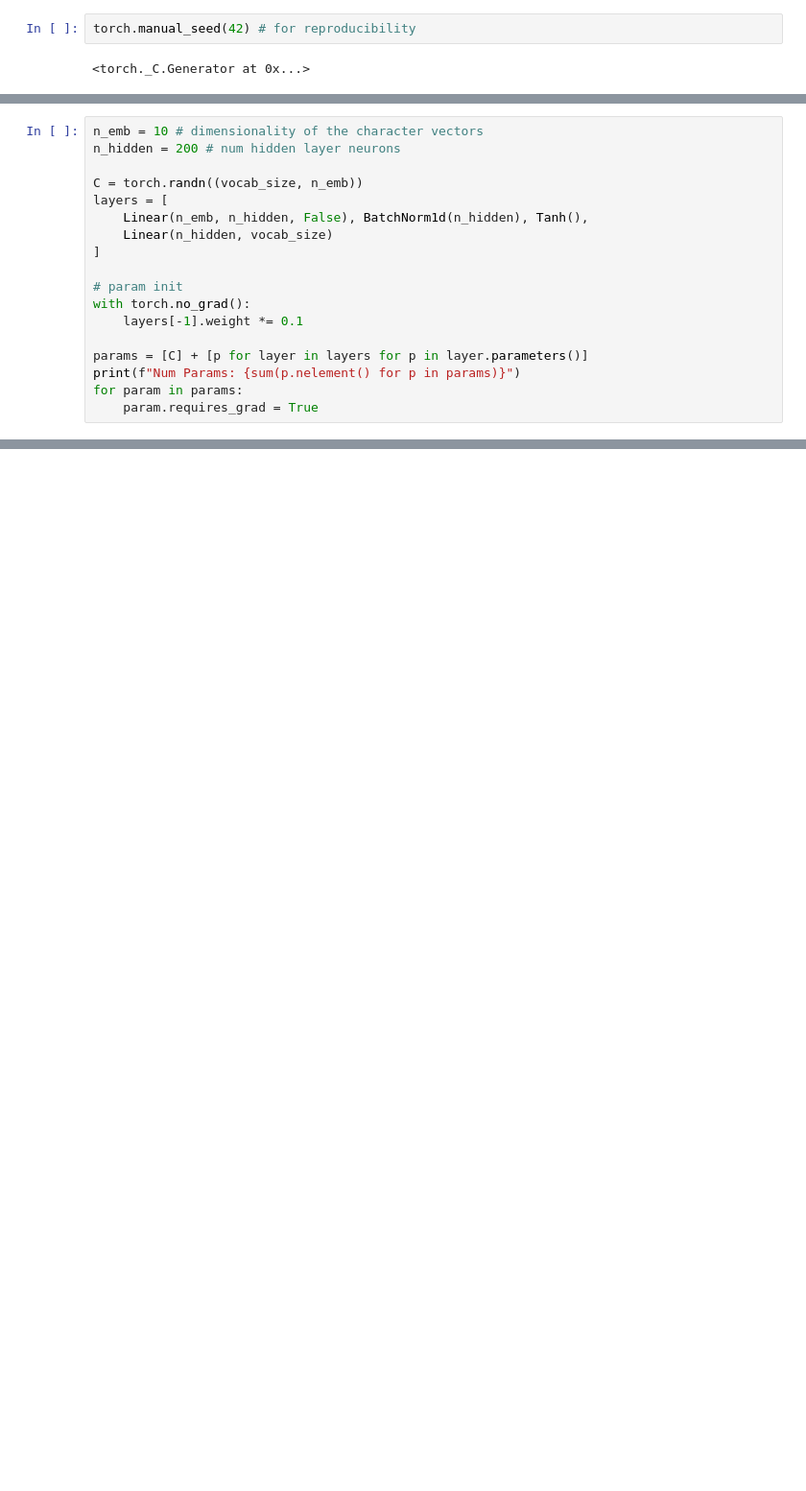
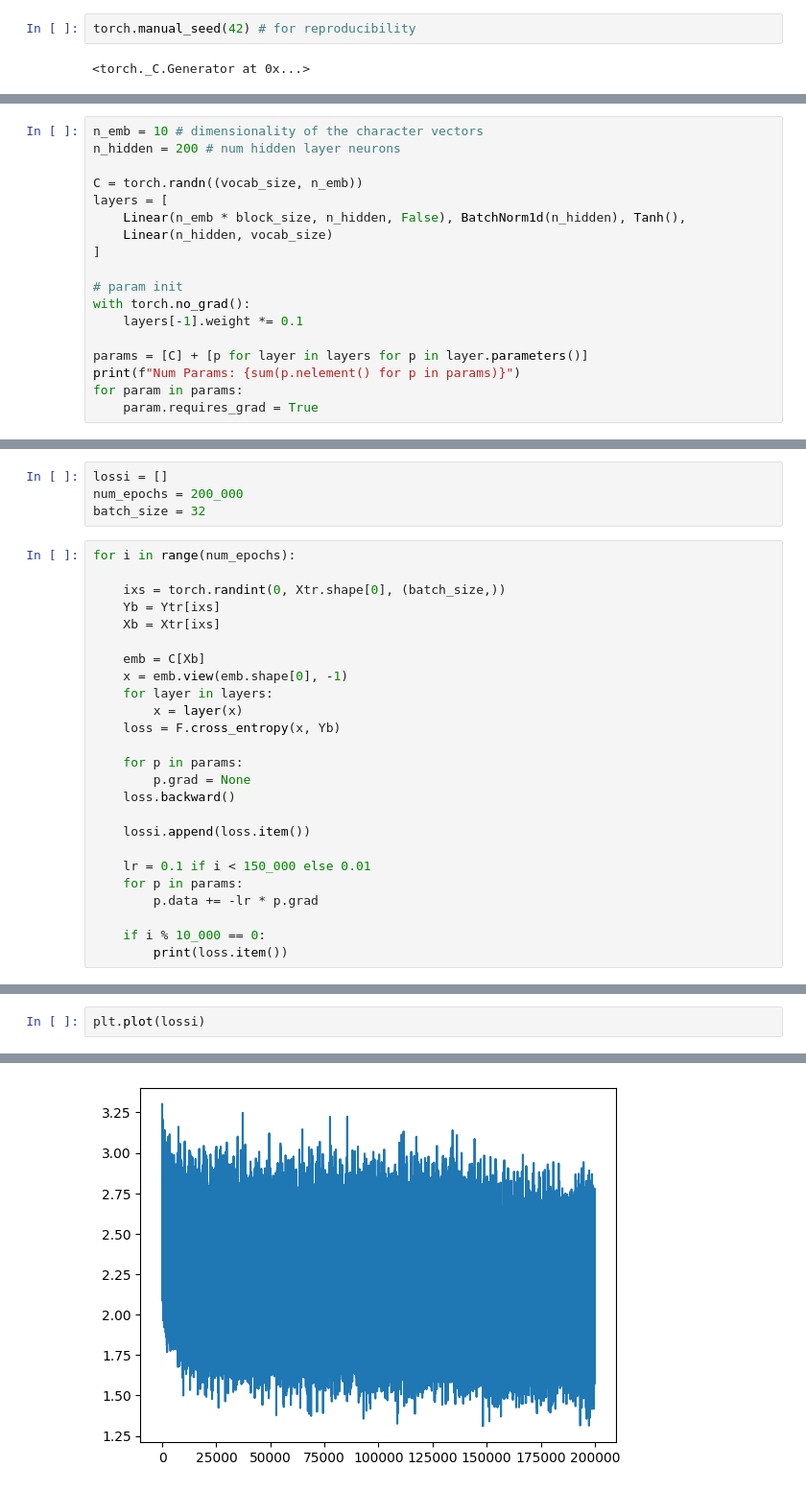
Before and after one commit to ryan-mangeno/seq-gen-torch, a Jupyter notebook: makemore_wavenet.ipynb, the cells around one changed output, grey strips where cells are left out. Shown at 96% size. Saved outputs shown, nothing was run; the diff lists cells and outputs as text; blank space fills up the shorter version.

```diff
--- a/makemore_wavenet.ipynb
+++ b/makemore_wavenet.ipynb
@@ -231,7 +246,7 @@ n_hidden = 200 # num hidden layer neurons
 
 C = torch.randn((vocab_size, n_emb))
 layers = [
-    Linear(n_emb, n_hidden, False), BatchNorm1d(n_hidden), Tanh(),
+    Linear(n_emb * block_size, n_hidden, False), BatchNorm1d(n_hidden), Tanh(),
     Linear(n_hidden, vocab_size)
 ]
 
@@ -247,0 +263,29 @@ Num Params: 8097
+# %%
+lossi = []
+num_epochs = 200_000
+batch_size = 32
+# %%
+for i in range(num_epochs):
+
+    ixs = torch.randint(0, Xtr.shape[0], (batch_size,))
+    Yb = Ytr[ixs]
+    Xb = Xtr[ixs]
+
+    emb = C[Xb]
+    x = emb.view(emb.shape[0], -1)
+    for layer in layers:
+        x = layer(x)
+    loss = F.cross_entropy(x, Yb)
+
+    for p in params:
+        p.grad = None
+    loss.backward()
+
+    lossi.append(loss.item())
+
+    lr = 0.1 if i < 150_000 else 0.01
+    for p in params:
+        p.data += -lr * p.grad
+
+    if i % 10_000 == 0:
+        print(loss.item())
@@ -247,0 +313,3 @@ Num Params: 8097
+# %%
+plt.plot(lossi)
+# %% [output]
@@ -247,0 +317 @@ Num Params: 8097
+[figure, added]
```
Also changed, not shown: parts of 12 cells of this notebook.
